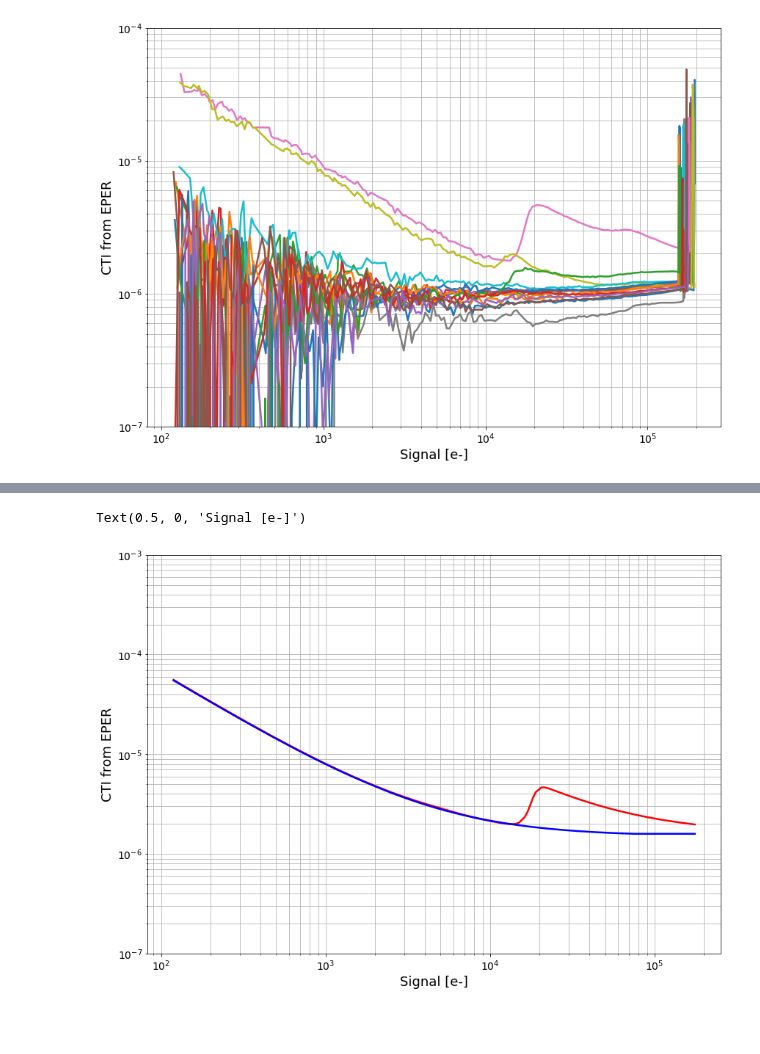
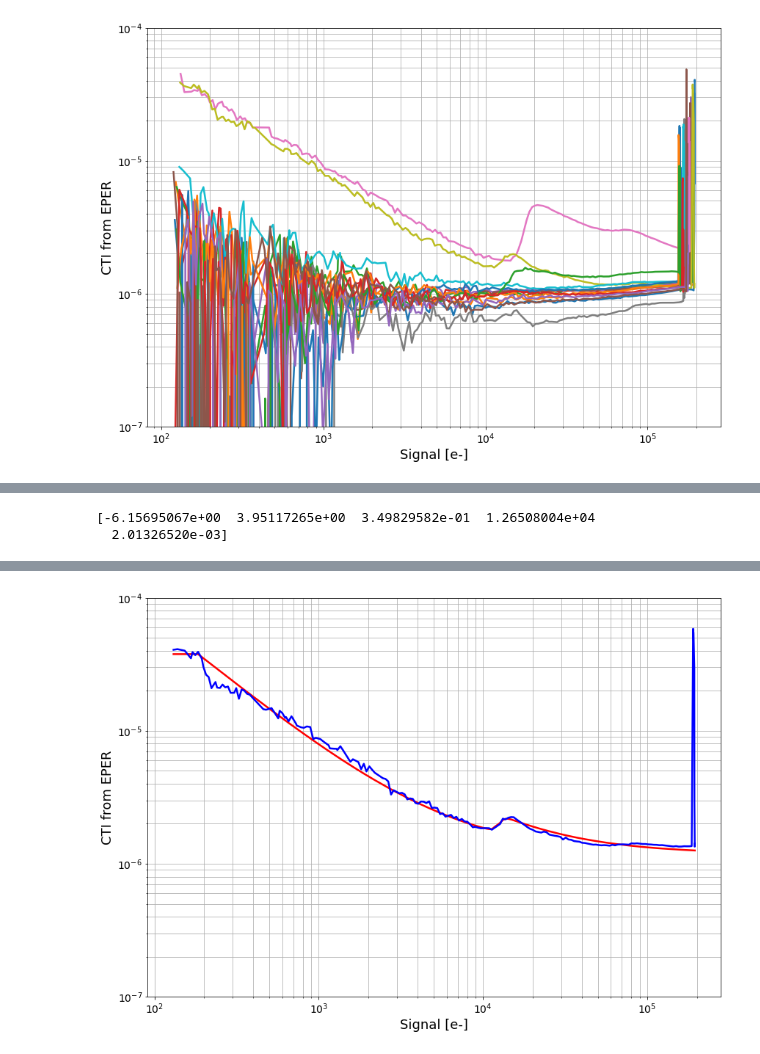
Before and after one commit to Snyder005/ctisim, a Jupyter notebook: notebooks/OverscanTesting.ipynb, the cells around one changed output, grey strips where cells are left out. Cells and saved outputs as stored; diff of their text form; code cells hidden in the pictures; blank space fills up the shorter version.

```diff
--- a/notebooks/OverscanTesting.ipynb
+++ b/notebooks/OverscanTesting.ipynb
@@ -198,0 +218,6 @@ Text(0.5, 0, 'Signal [e-]')
+# %%
+new_indices = (signals>10000.)*(signals<20000.)
+column_data = data['COLUMN_MEAN'][new_indices, 512:517]
+signal_data = signals[new_indices]
+print(column_data.shape)
+print(signal_data.shape)
@@ -198,0 +227,7 @@ Text(0.5, 0, 'Signal [e-]')
+# %%
+args = (signal_data, column_data, error, ITL_AMP_GEOM, LogisticTrap, output_amplifier)
+kwargs = {'traps' : low_trap}
+
+sampler =emcee.EnsembleSampler(nwalkers, 5, overscan_fitting.logprobability, args=args, kwargs=kwargs)
+# %%
+sampler.run_mcmc(pos, 200)
@@ -199,32 +252,19 @@ Text(0.5, 0, 'Signal [e-]')
+# %%
+chain = sampler.chain
+r = np.mean(chain[:, 20:, :], axis=(0, 1))
+print(r)
+# %% [output]
+[-6.15695067e+00  3.95117265e+00  3.49829582e-01  1.26508004e+04
+  2.01326520e-03]
 # %%
-## Low signal trapping
-mcmc_results = fits.open('../examples/data/ITL_overscan_mcmc_results.fits')
-mcmc_data = mcmc_results[1].data
+## MCMC Parameters
+cti = 10**r[0]
+mid_trap = LogisticTrap(r[1], r[2], 1, r[3], r[4])
 
-print(repr(mcmc_results[1].header))
-
-## Trap parameters
-amp=7
-cti = mcmc_data['CTI'][amp-1]
-size = mcmc_data['TRAP_SIZE'][amp-1]
-emission_time = mcmc_data['TRAP_TAU'][amp-1]
-scaling = mcmc_data['TRAP_DFACTOR'][amp-1]
-lowsignal_trap = LinearTrap(size, emission_time, 1, scaling)
-print(emission_time)
-
-## Bias hysteresis parameters
-drift_scale = mcmc_data['DRIFT_SIZE'][amp-1]
-decay_time = mcmc_data['DRIFT_TAU'][amp-1]
-threshold = mcmc_data['DRIFT_THRESHOLD'][amp-1]
-output_amplifier = FloatingOutputAmplifier(1.0, drift_scale, decay_time, noise=0.0, offset=0.0)
-midsignal_trap = LogisticTrap(40, 0.5, 1, 18000., 0.0010)
-
-imarr = np.zeros((len(signal_data), ITL_AMP_GEOM.nx))
+imarr = np.zeros((len(signals), ITL_AMP_GEOM.nx))
 flat = SegmentSimulator(imarr, ITL_AMP_GEOM.prescan_width, output_amplifier, cti=cti,
-                        traps=[lowsignal_trap, midsignal_trap])
-print(cti, size, emission_time, scaling)
-flat.ramp_exp(signal_data)
-
+                        traps=[low_trap, mid_trap])
+flat.ramp_exp(signals)
 
 im = flat.simulate_readout(serial_overscan_width=ITL_AMP_GEOM.serial_overscan_width,
                            parallel_overscan_width=0,
@@ -232,15 +272,18 @@ im = flat.simulate_readout(serial_overscan_width=ITL_AMP_GEOM.serial_overscan_wi
 
 last_pix = im[:, 511]
 oscan1 = im[:, 512]
-cti_model = (oscan1)/(512*last_pix)
+oscan2 = im[:, 513]
+cti_model = (oscan1+oscan2)/(512*last_pix)
 
 fig, ax = plt.subplots(1, 1, figsize=(14, 10))
-ax.plot(signal_data, cti_model, linewidth=2.5, color='red')
-ax.plot(signal_data, cti_data, linewidth=2.5, color='blue')
+
+
+ax.plot(signals, cti_model, linewidth=2.5, color='red')
+ax.plot(signals, cti_data, linewidth=2.5, color='blue')
 
 ax.set_yscale('log')
 ax.set_xscale('log')
-ax.set_ylim(1.E-7, 1.E-3)
+ax.set_ylim(1.E-7, 1.E-4)
 ax.tick_params(axis='both', which='major', labelsize=14)
 ax.grid(which='both')
 ax.set_ylabel('CTI from EPER', fontsize=18)
@@ -266,2 +293 @@ TFORM7  = 'E       '
-Text(0.5, 0, 'Signal [e-]')
-[figure, old version]
+[figure, new version]
```
Also changed, not shown: parts of 14 cells of this notebook, 2 other files.
